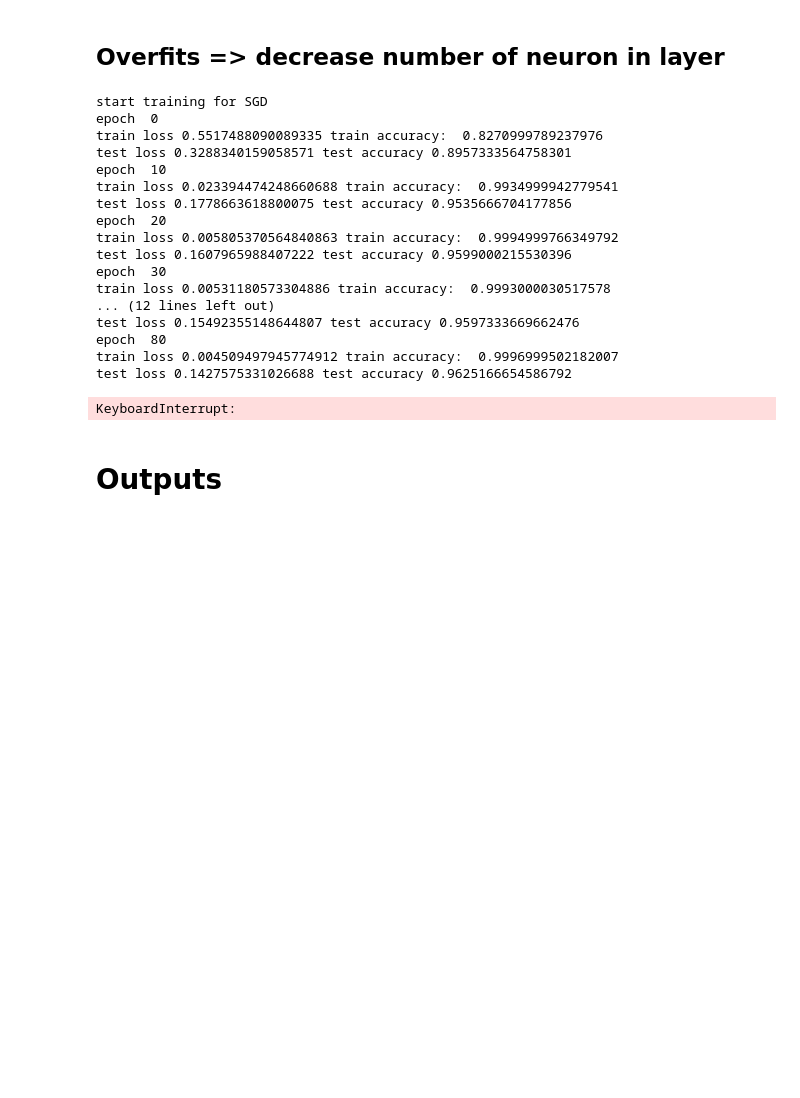
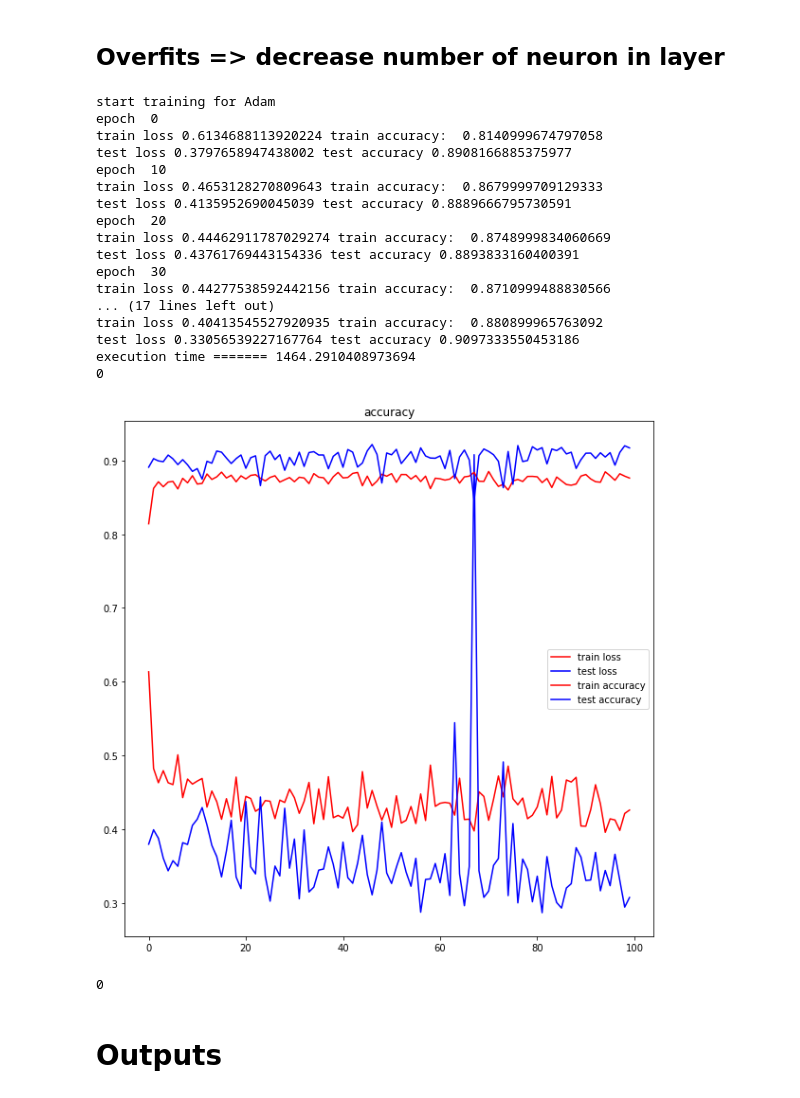
Before and after one commit to ehehehe95/Implementing-Basic-ML-techniques, a Jupyter notebook: 10. Optimal Selection of the hyper-parameters associated with the classification on MNIST/assignment10.ipynb, the cells around one changed output. Saved outputs shown, nothing was run; the diff lists cells and outputs as text; code cells hidden in the pictures; blank space fills up the shorter version.

```diff
--- a/10. Optimal Selection of the hyper-parameters associated with the classification on MNIST/assignment10.ipynb
+++ b/10. Optimal Selection of the hyper-parameters associated with the classification on MNIST/assignment10.ipynb
@@ -166,7 +166,7 @@ def startTraining(batch_size,epoch,learning_rate_value, optimizer_string, weight
 
     plt.plot(loss_train_arr,label="train loss",c="red")
     plt.plot(loss_test_arr,label="test loss",c="blue")
-    plt.title(optimizer_string,' weight decay =', weight_decay, 'learning rate =', learning_rate_value, " \loss")
+    plt.title("loss")
     plt.legend()
     plt.plot()
 
@@ -174,7 +174,7 @@ def startTraining(batch_size,epoch,learning_rate_value, optimizer_string, weight
 
     plt.plot(accuracy_train_arr,label="train accuracy",c="red")
     plt.plot(accuracy_test_arr,label="test accuracy",c="blue")
-    plt.title(optimizer_string,' weight decay =', weight_decay, 'learning rate =', learning_rate_value, " \naccuracy")
+    plt.title("accuracy")
     plt.legend()
     plt.plot()
 
@@ -319,31 +319,35 @@ class classification(nn.Module):
 # %%
 batch_size = 32
 epoch = 100
-learning_rate_value = 0.1
+learning_rate_value = 0.01
 weight_decay = 5e-4
 # %%
-loss_train_sgd, loss_test_sgd, acc_train_sgd, acc_test_sgd, best_sgd = startTraining(batch_size,epoch,learning_rate_value, "SGD", weight_decay)
+loss_train_sgd, loss_test_sgd, acc_train_sgd, acc_test_sgd, best_sgd = startTraining(batch_size,epoch,learning_rate_value, "Adam", weight_decay)
 
 print(best_sgd)
 # %% [output]
-start training for SGD
+start training for Adam
 epoch  0
-train loss 0.5517488090089335 train accuracy:  0.8270999789237976
-test loss 0.3288340159058571 test accuracy 0.8957333564758301
+train loss 0.6134688113920224 train accuracy:  0.8140999674797058
+test loss 0.3797658947438002 test accuracy 0.8908166885375977
 epoch  10
-train loss 0.023394474248660688 train accuracy:  0.9934999942779541
-test loss 0.1778663618800075 test accuracy 0.9535666704177856
+train loss 0.4653128270809643 train accuracy:  0.8679999709129333
+test loss 0.4135952690045039 test accuracy 0.8889666795730591
 epoch  20
-train loss 0.005805370564840863 train accuracy:  0.9994999766349792
-test loss 0.1607965988407222 test accuracy 0.9599000215530396
+train loss 0.44462911787029274 train accuracy:  0.8748999834060669
+test loss 0.43761769443154336 test accuracy 0.8893833160400391
 epoch  30
-train loss 0.00531180573304886 train accuracy:  0.9993000030517578
-... (12 lines left out)
-test loss 0.15492355148644807 test accuracy 0.9597333669662476
-epoch  80
-train loss 0.004509497945774912 train accuracy:  0.9996999502182007
-test loss 0.1427575331026688 test accuracy 0.9625166654586792
+train loss 0.44277538592442156 train accuracy:  0.8710999488830566
+... (17 lines left out)
+train loss 0.40413545527920935 train accuracy:  0.880899965763092
+test loss 0.33056539227167764 test accuracy 0.9097333550453186
+execution time ======= 1464.2910408973694
+0
-KeyboardInterrupt:
+[figure, added]
+# %%
+best_sgd
+# %% [output]
+0
 # %% [markdown]
 # Outputs
 # %% [markdown]
```
Also changed, not shown: parts of 1 cell of this notebook.
